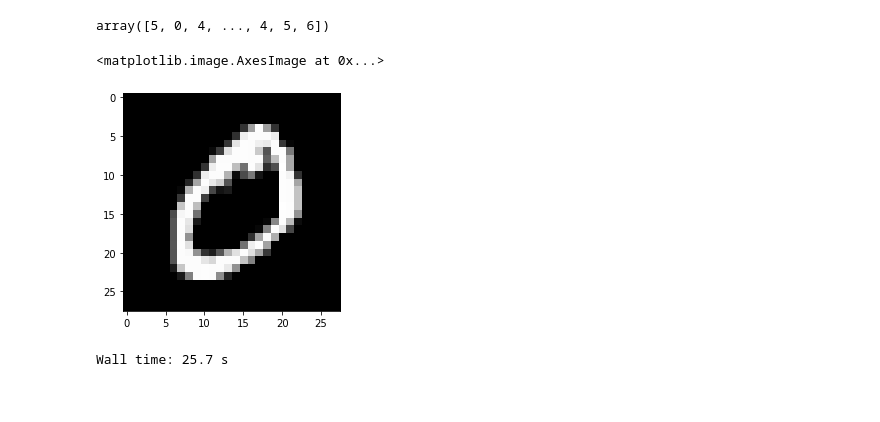
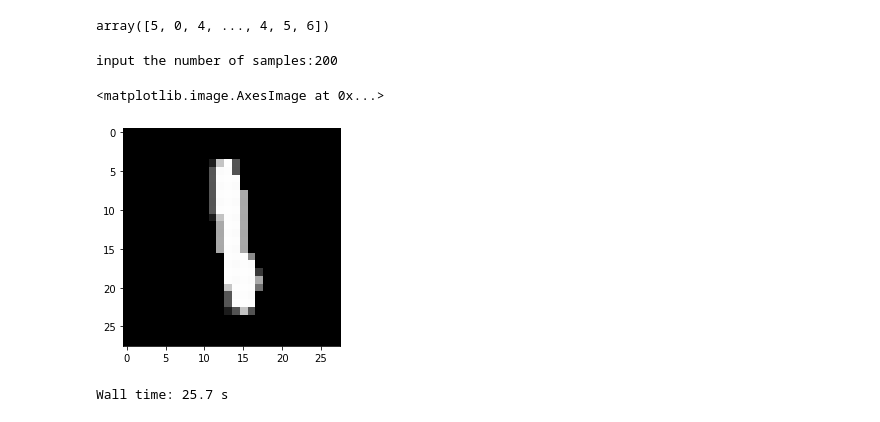
Before and after one commit to Atsuhiko/AAMLP, a Jupyter notebook: 01_Supevised vs unsupervised lerning/01_p11_MNIST_t-SNE.ipynb, the cells around one changed output. Saved outputs shown, nothing was run; the diff lists cells and outputs as text; code cells hidden in the pictures.

```diff
--- a/01_Supevised vs unsupervised lerning/01_p11_MNIST_t-SNE.ipynb
+++ b/01_Supevised vs unsupervised lerning/01_p11_MNIST_t-SNE.ipynb
@@ -46,12 +46,15 @@ targets
 # %% [output]
 array([5, 0, 4, ..., 4, 5, 6])
 # %%
-single_image = pixel_values[1, :].reshape(28, 28)
+n = int(input("input the number of samples:")) # added by AI
+
+single_image = pixel_values[n, :].reshape(28, 28)
 
 plt.imshow(single_image, cmap='gray')
 # %% [output]
-<matplotlib.image.AxesImage at 0x...>
+input the number of samples:200
+<matplotlib.image.AxesImage at 0x...>
-[figure, old version]
+[figure, new version]
 # %%
 %%time
 # Jupyter notebook でセルの実行時間を測定
```
